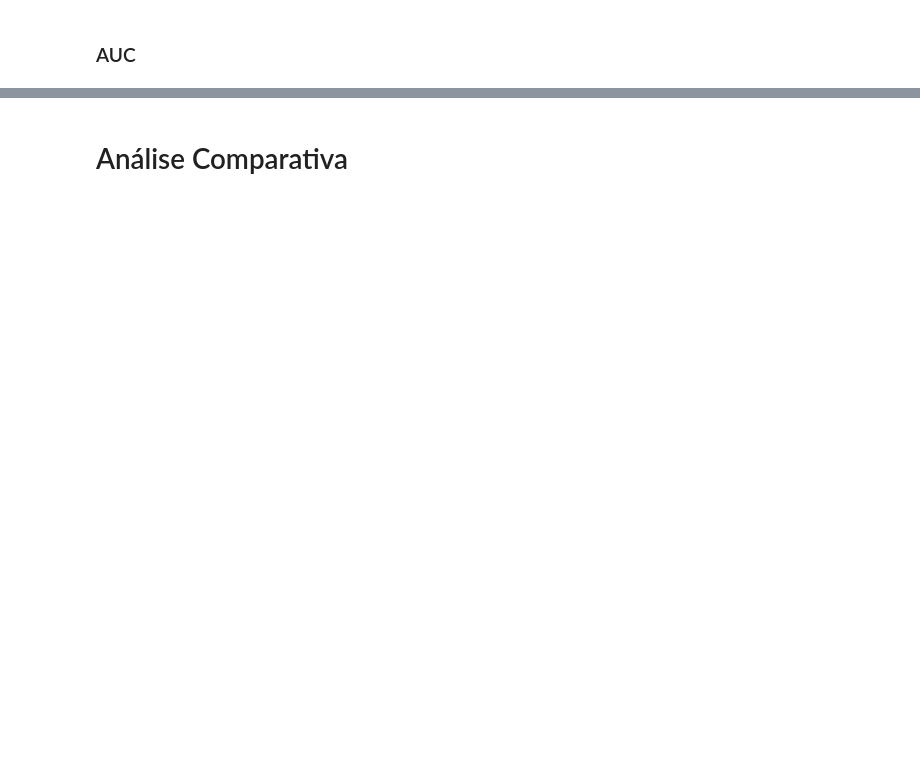
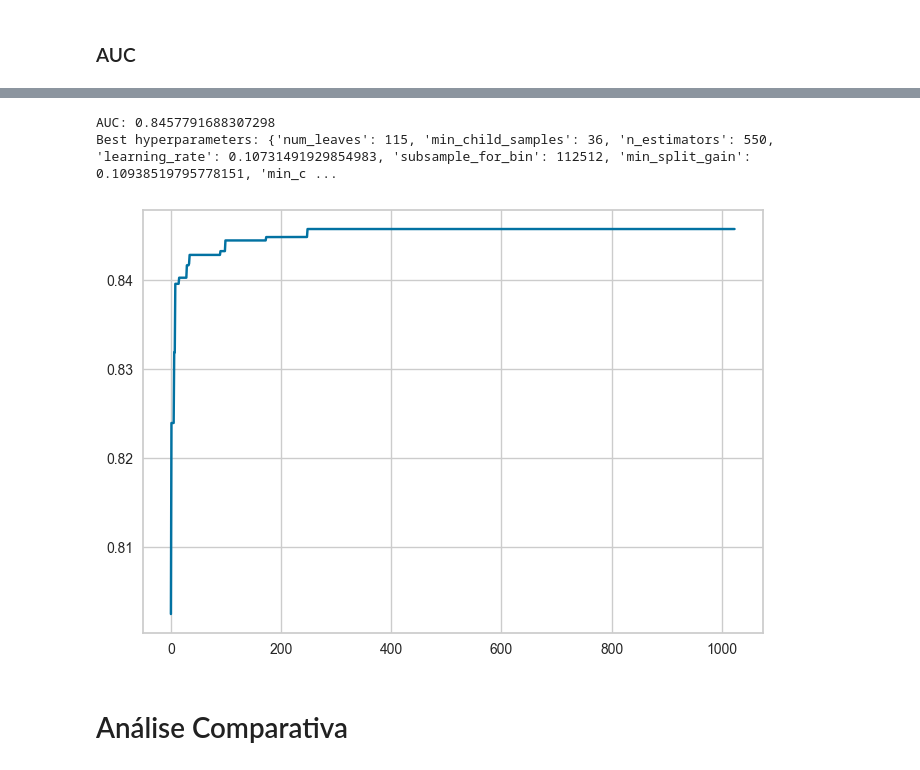
Before and after one commit to fell100/Metaheuristics_And_Tuning, a Jupyter notebook: LightGBM.ipynb, the cells around one changed output, grey strips where cells are left out. Drawn from its saved outputs; the diff is of its cells as text; code cells hidden in the pictures; blank space fills up the shorter version.

```diff
--- a/LightGBM.ipynb
+++ b/LightGBM.ipynb
@@ -922,7 +1046,7 @@ def objective(trial):
       return sklearn.model_selection.cross_val_score(final_model, x_credit, y_credit, n_jobs=-1, scoring='roc_auc', cv=kfold).mean()
 # %%
 study = optuna.create_study(direction='maximize')
-study.optimize(objective, n_trials=1024)
+study.optimize(objective, n_trials=1024, n_jobs = -1)
 
 trial = study.best_trial
 
@@ -943,3 +1067,4 @@ tracking_Optuna_AUC = tracking
 
 plt.plot(tracking);
 #plt.plot(tracking_sorted)
+# %% [output]
@@ -946 +1088,4 @@ plt.plot(tracking);
+AUC: 0.8457791688307298
+Best hyperparameters: {'num_leaves': 115, 'min_child_samples': 36, 'n_estimators': 550, 'learning_rate': 0.10731491929854983, 'subsample_for_bin': 112512, 'min_split_gain': 0.10938519795778151, 'min_c ...
+[figure, added]
 # %% [markdown]
```
Also changed, not shown: parts of 27 cells of this notebook, 5 other files.
